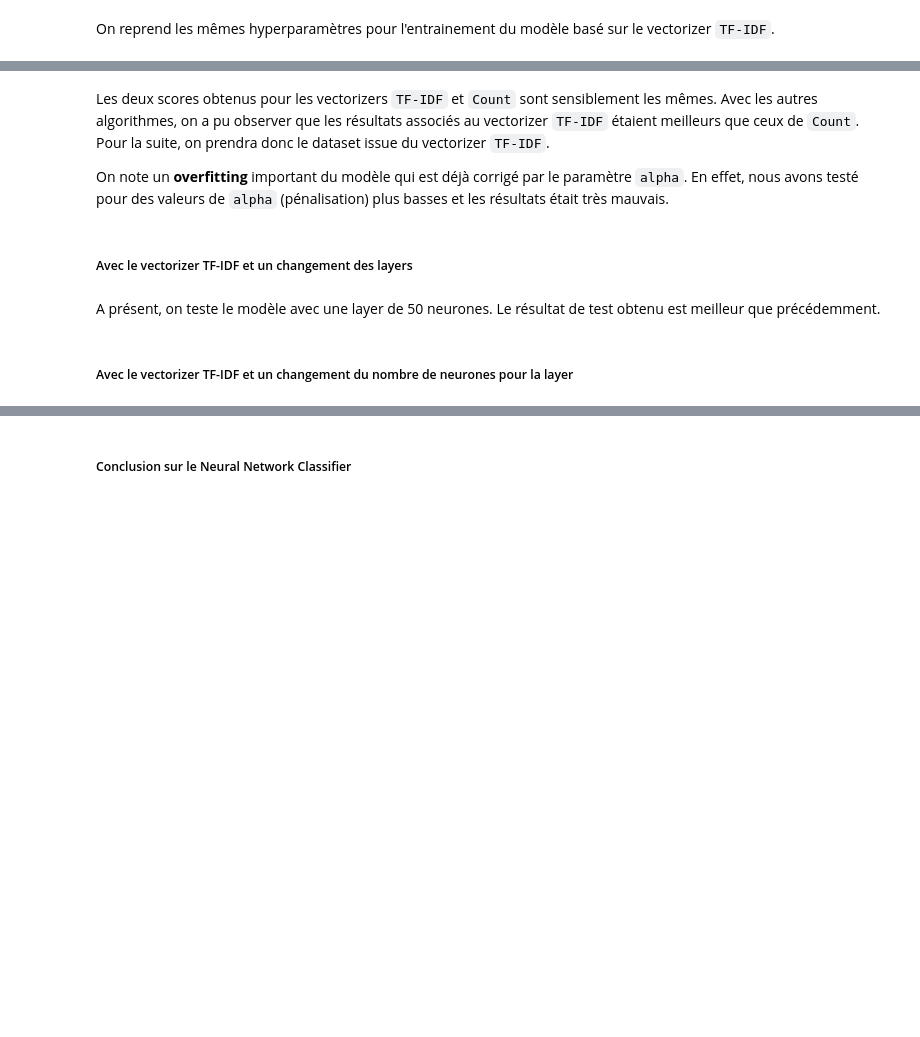
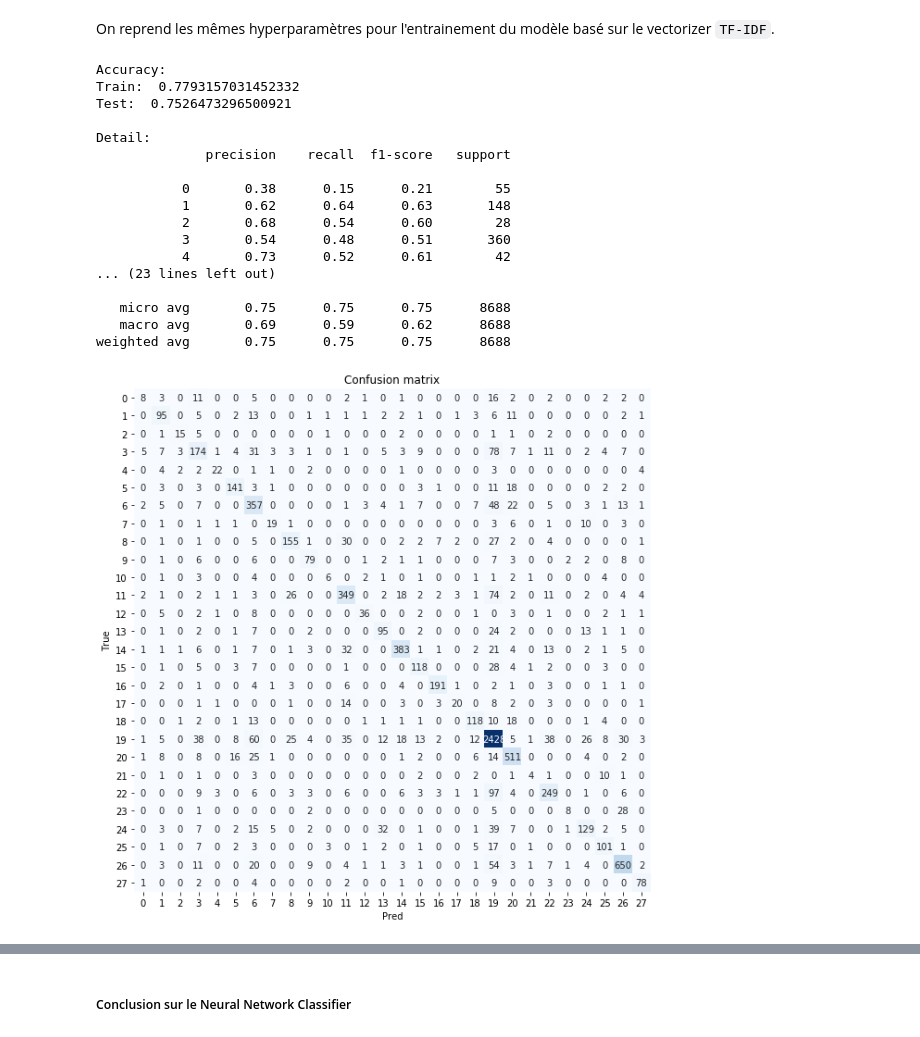
Before and after one commit to ArnaudT13/BigData_Project, a Jupyter notebook: Step-3 AWS-ML/Notebook/Notebook_ML_Count-TFIDF_SVD.ipynb, the cells around one changed output, grey strips where cells are left out. Drawn from its saved outputs; the diff is of its cells as text; code cells hidden in the pictures; blank space fills up the shorter version.

```diff
--- a/Step-3 AWS-ML/Notebook/Notebook_ML_Count-TFIDF_SVD.ipynb
+++ b/Step-3 AWS-ML/Notebook/Notebook_ML_Count-TFIDF_SVD.ipynb
@@ -476,7 +475,26 @@ display_stats_model_trained(nn_count, X_count_train, y_count_train, X_count_test
 # %% [markdown]
 On reprend les mêmes hyperparamètres pour l'entrainement du modèle basé sur le vectorizer `TF-IDF`.
 # %%
-nn_Tfidf = MLPClassifier(solver="lbfgs", hidden_layer_sizes=(20,20), alpha=1, activation="relu", max_iter=5000, random_state=0)
+nn_Tfidf = MLPClassifier(solver="lbfgs", hidden_layer_sizes=(50), alpha=1, activation="relu", max_iter=1000, random_state=0)
 nn_Tfidf.fit(X_Tfidf_train, y_Tfidf_train)
 
 display_stats_model_trained(nn_Tfidf, X_Tfidf_train, y_Tfidf_train, X_Tfidf_test, y_Tfidf_test, True)
+# %% [output]
+Accuracy:
+Train:  0.7793157031452332
+Test:  0.7526473296500921
+
+Detail:
+              precision    recall  f1-score   support
+
+           0       0.38      0.15      0.21        55
+           1       0.62      0.64      0.63       148
+           2       0.68      0.54      0.60        28
+           3       0.54      0.48      0.51       360
+           4       0.73      0.52      0.61        42
+... (23 lines left out)
+
+   micro avg       0.75      0.75      0.75      8688
+   macro avg       0.69      0.59      0.62      8688
+weighted avg       0.75      0.75      0.75      8688
+[figure, added]
@@ -483,8 +501,0 @@ display_stats_model_trained(nn_Tfidf, X_Tfidf_train, y_Tfidf_train, X_Tfidf_test
-# %% [markdown]
-Les deux scores obtenus pour les vectorizers `TF-IDF` et `Count` sont sensiblement les mêmes. Avec les autres algorithmes, on a pu observer que les résultats associés au vectorizer `TF-IDF` étaient meilleurs que ceux de `Count`. Pour la suite, on prendra donc le dataset issue du vectorizer `TF-IDF`.
-
-On note un **overfitting** important du modèle qui est déjà corrigé par le paramètre `alpha`. En effet, nous avons testé pour des valeurs de `alpha` (pénalisation) plus basses et les résultats était très mauvais.
-# %% [markdown]
-##### Avec le vectorizer TF-IDF et un changement des layers
-# %% [markdown]
-A présent, on teste le modèle avec une layer de 50 neurones. Le résultat de test obtenu est meilleur que précédemment.
@@ -496,2 +501,0 @@ display_stats_model_trained(nn_Tfidf, X_Tfidf_train, y_Tfidf_train, X_Tfidf_test
-# %% [markdown]
-##### Avec le vectorizer TF-IDF et un changement du nombre de neurones pour la layer
```
Also changed, not shown: parts of 47 cells of this notebook.
